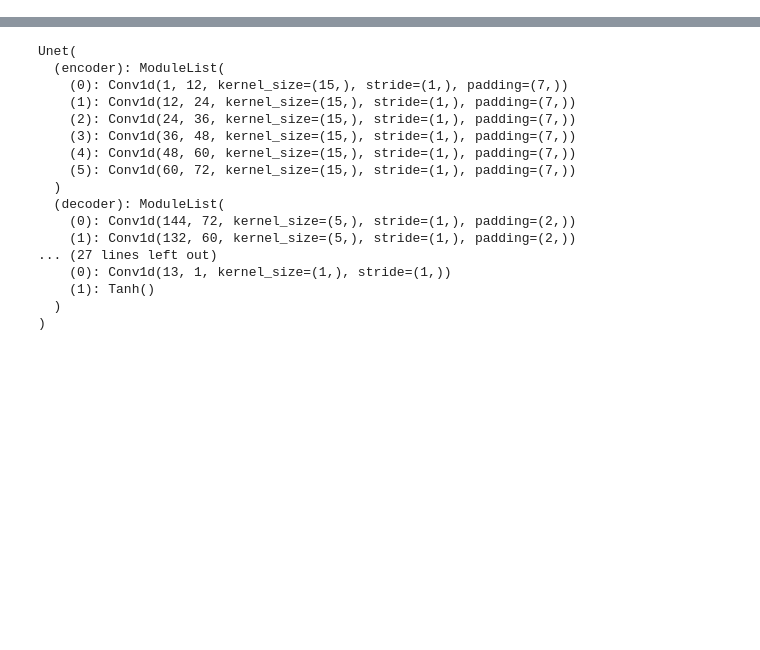
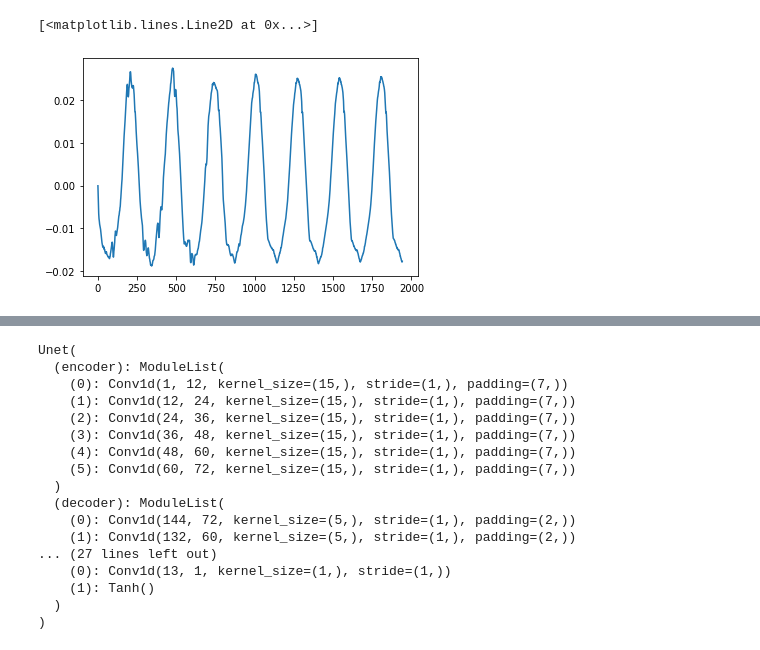
Before and after one commit to SeongwoongCho/SpeechToEGG, a Jupyter notebook: Inference.ipynb, the cells around one changed output, grey strips where cells are left out. Saved outputs shown, nothing was run; the diff lists cells and outputs as text; code cells hidden in the pictures; blank space fills up the shorter version.

```diff
--- a/Inference.ipynb
+++ b/Inference.ipynb
@@ -11,0 +27,8 @@ from dataloader import *
+# %%
+x,sr = librosa.load('./datasets/EGG2.WAV',sr=48000,mono=False)
+x = librosa.resample(x,sr,16000)
+# %%
+plt.plot(x[0][25114:27057])
+# %% [output]
+[<matplotlib.lines.Line2D at 0x...>]
+[figure, added]
```
Also changed, not shown: parts of 25 cells of this notebook, 44 other files.
